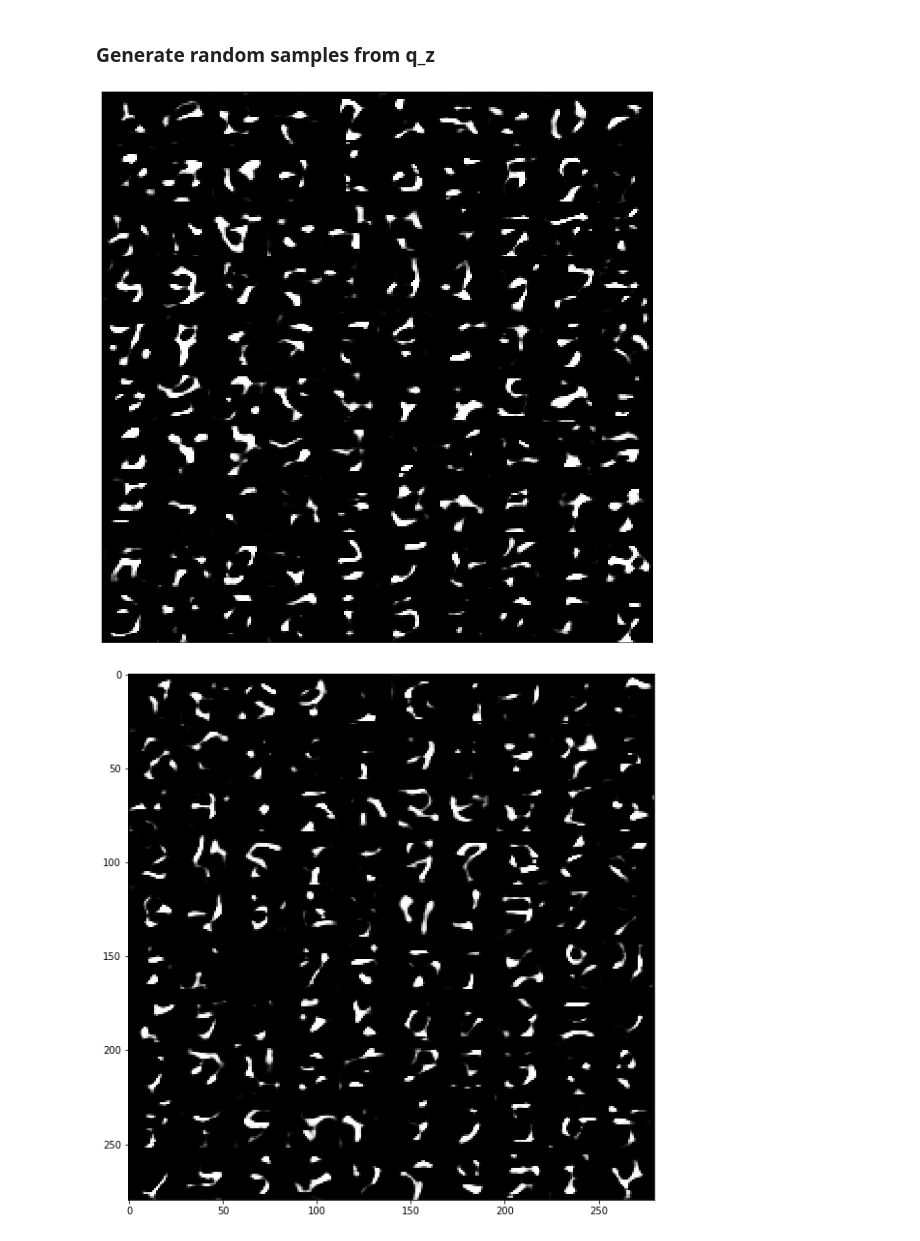
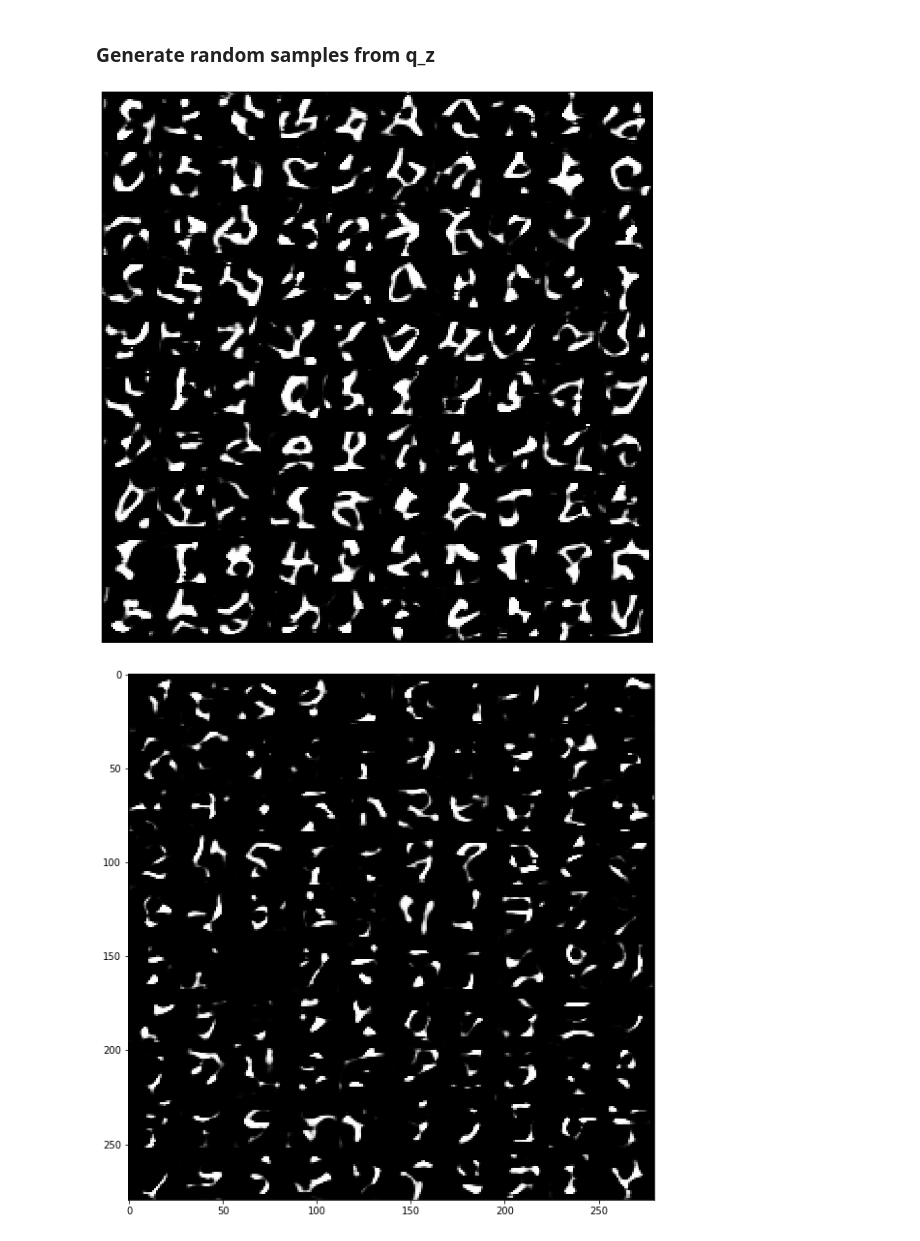
Before and after one commit to Ppasha9/ganfasttraining, a Jupyter notebook: conv_swae_tf_keras.ipynb, the cells around one changed output. Cells and saved outputs as stored; diff of their text form; code cells hidden in the pictures.

Commit message:
Add results of SWAE training and new presentation

```diff
--- a/conv_swae_tf_keras.ipynb
+++ b/conv_swae_tf_keras.ipynb
@@ -164,6 +164,9 @@ _________________________________________________________________
 # %% [markdown]
 ### DECODER
 # %%
+from keras.models import load_model
+
+
 with tf.compat.v1.variable_scope("swae_decoder"):
     x = Dense(interdim)(code)
     x = Dense(depth * 64, activation='relu')(x)
@@ -193,7 +196,10 @@ with tf.compat.v1.variable_scope("swae_decoder"):
     x = LeakyReLU(alpha=0.2)(x)
 
     decoded = Conv2D(1, kernel_size=(3, 3), padding="same", activation='sigmoid')(x)
-swae_decoder = Model(code, decoded, name="SWAEDecoder")
+
+# swae_decoder = Model(code, decoded, name="SWAEDecoder")
+
+swae_decoder = load_model(r"C:\Users\User\Desktop\ganfasttraining\saved_models\convolutional_swae\checkpoints\Epoch_90\generator_model.h5")
 swae_decoder.summary()
 # %% [output]
 Model: "SWAEDecoder"
@@ -421,13 +427,14 @@ swae_decoder.save_weights(os.path.join(save_path, "ae_decoder_%d_ldim_%d_epochs.
 ### Generate random samples from q_z
 # %%
 to_compare = []
+n_compare = 10
 for i in range(10):
     codes = generateQZ(n_compare, latent_dim)
     predicted = swae_decoder.predict(codes)
     to_compare.append(predicted[:n_compare])
 plot_digits(*to_compare)
 # %% [output]
-[figure, old version]
+[figure, new version]
 # %%
 n_sample = 10
 random_samples = generateQZ(n_sample ** 2, latent_dim)
```
Also changed, not shown: 2 other files.
